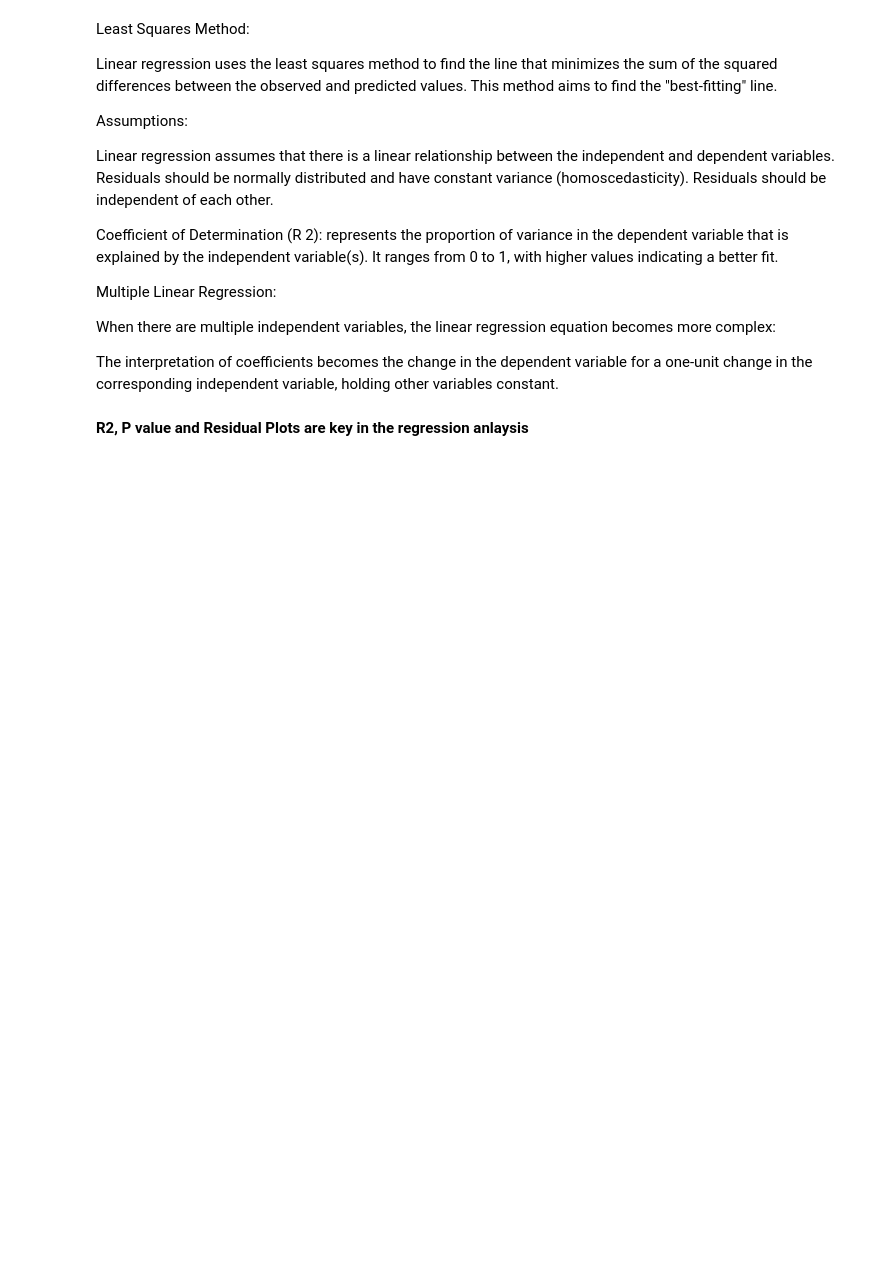
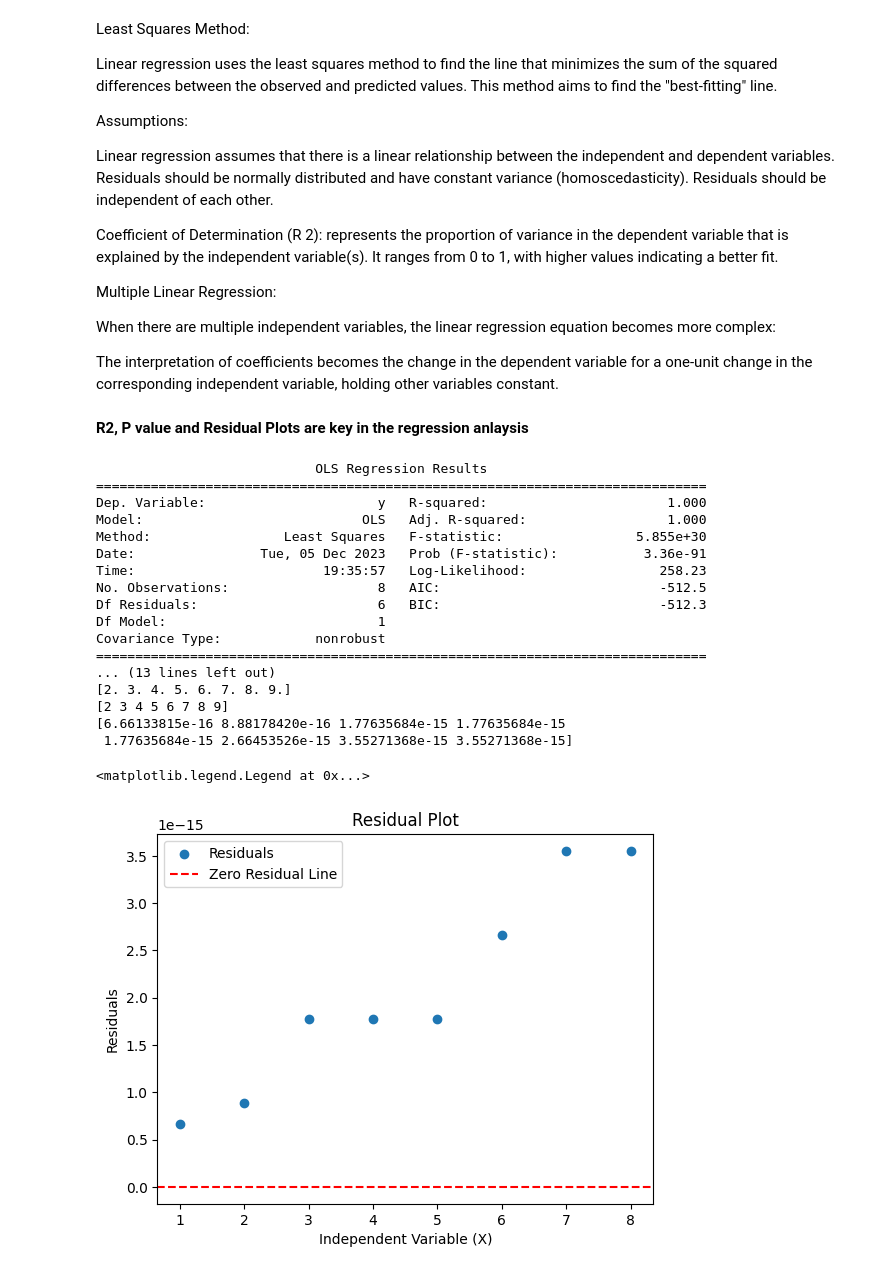
Before and after one commit to taranjitkaurme/datascience_practice_general, a Jupyter notebook: Exploratory Data Analysis/Statistics.ipynb, the cells around one changed output. Cells and saved outputs as stored; diff of their text form; code cells hidden in the pictures; blank space fills up the shorter version.

Commit message:
added Analytical Statistics

```diff
--- a/Exploratory Data Analysis/Statistics.ipynb
+++ b/Exploratory Data Analysis/Statistics.ipynb
@@ -1023,3 +1023,55 @@ When there are multiple independent variables, the linear regression equation be
 The interpretation of coefficients becomes the change in the dependent variable for a one-unit change in the corresponding independent variable, holding other variables constant.
 # %% [markdown]
 **R2, P value and Residual Plots are key in the regression anlaysis**
+# %%
+import numpy as np
+import statsmodels.api as sm
+import matplotlib.pyplot as plt
+
+# Sample data
+X = np.array([1, 2, 3, 4, 5, 6, 7, 8])  # Independent variable (feature)
+y = np.array([2, 3, 4, 5, 6, 7, 8, 9])  # Dependent variable (target)
+
+# Add a constant term for the intercept
+X_with_intercept = sm.add_constant(X)
+
+# Create and fit the OLS (Ordinary Least Squares) model
+model = sm.OLS(y, X_with_intercept)
+results = model.fit()
+
+# Display regression summary
+print(results.summary())
+
+y_pred = results.predict(X_with_intercept)
+print(y_pred)
+print(y)
+residuals = y - y_pred
+print(residuals)
+
+# Plot the residuals
+plt.scatter(X, residuals, label='Residuals')
+plt.axhline(y=0, color='red', linestyle='--', label='Zero Residual Line')
+plt.xlabel('Independent Variable (X)')
+plt.ylabel('Residuals')
+plt.title('Residual Plot')
+plt.legend()
+# %% [output]
+                            OLS Regression Results
+==============================================================================
+Dep. Variable:                      y   R-squared:                       1.000
+Model:                            OLS   Adj. R-squared:                  1.000
+Method:                 Least Squares   F-statistic:                 5.855e+30
+Date:                Tue, 05 Dec 2023   Prob (F-statistic):           3.36e-91
+Time:                        19:35:57   Log-Likelihood:                 258.23
+No. Observations:                   8   AIC:                            -512.5
+Df Residuals:                       6   BIC:                            -512.3
+Df Model:                           1
+Covariance Type:            nonrobust
+==============================================================================
+... (13 lines left out)
+[2. 3. 4. 5. 6. 7. 8. 9.]
+[2 3 4 5 6 7 8 9]
+[6.66133815e-16 8.88178420e-16 1.77635684e-15 1.77635684e-15
+ 1.77635684e-15 2.66453526e-15 3.55271368e-15 3.55271368e-15]
+<matplotlib.legend.Legend at 0x...>
+[figure, added]
```
Also changed, not shown: parts of 6 cells of this notebook.
